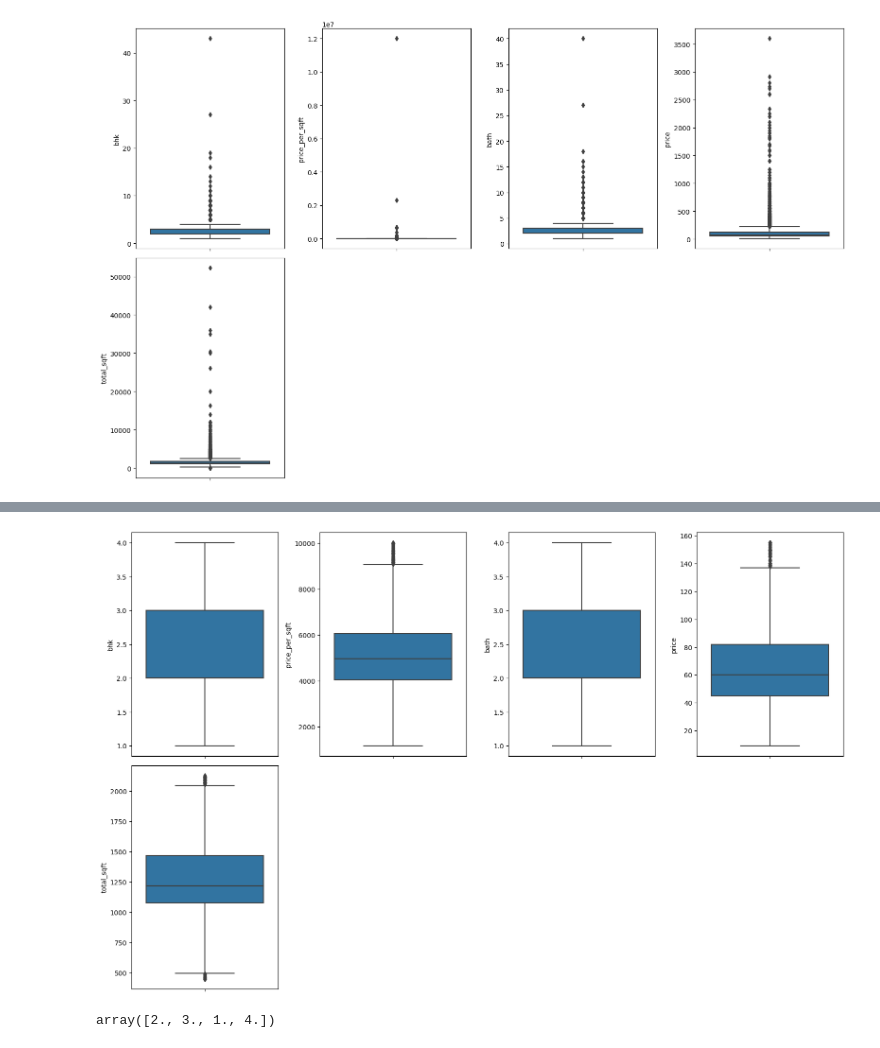
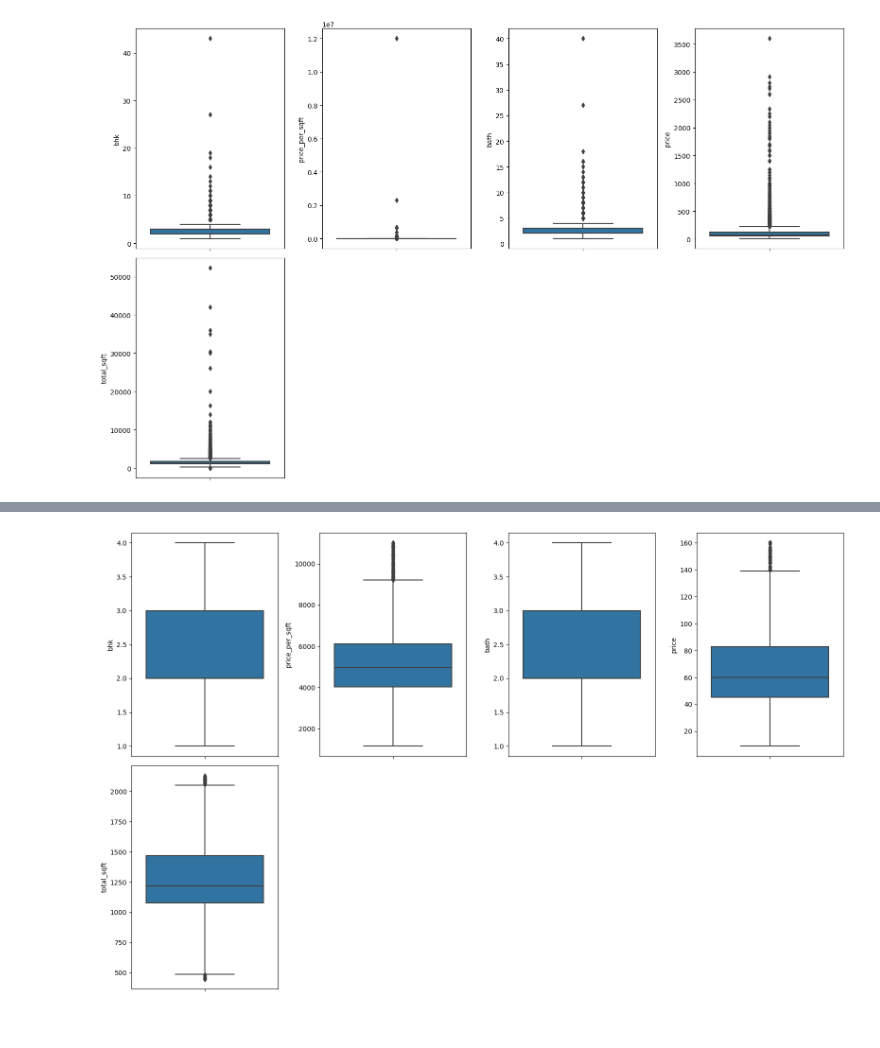
Before and after one commit to pranshu-raj-211/project-alphazero, a Jupyter notebook: house-price-prediction/prices.ipynb, the cells around one changed output, grey strips where cells are left out. Drawn from its saved outputs; the diff is of its cells as text; code cells hidden in the pictures.

```diff
--- a/house-price-prediction/prices.ipynb
+++ b/house-price-prediction/prices.ipynb
@@ -353,19 +356,20 @@ plt.tight_layout()
 # %%
-Q1 = df2["price_per_sqft"].quantile(0.25)
-Q3 = df2["price_per_sqft"].quantile(0.75)
-IQR = Q3 - Q1
+def remove_outliers(df2, features):
+    for i, col in enumerate(features):
+        Q1 = df2[col].quantile(0.25)
+        Q3 = df2[col].quantile(0.75)
+        IQR = Q3 - Q1
+        df2 = df2[(df2[col] >= Q1 - 1.5 * IQR) & (df2[col] <= Q3 + 1.5 * IQR)]
+    return df2
 
-# removing outliers from the price_per_sqft column
-df2 = df2[
-    (df2["price_per_sqft"] >= Q1 - 1.5 * IQR)
-    & (df2["price_per_sqft"] <= Q3 + 1.5 * IQR)
-]
+
+df3 = remove_outliers(df2, features)
 # %%
-plt.figure(figsize=(16, 10))
+plt.figure(figsize = (16, 10))
 
 for i, col in enumerate(features):
     plt.subplot(2, 4, i + 1)
-    sns.boxplot(y = col, data = df2)
+    sns.boxplot(y = col, data = df3)
     plt.ylabel(col)
 
 plt.tight_layout()
@@ -374,6 +377,0 @@ plt.tight_layout()
-# %%
-for i, col in enumerate(features):
-    Q1 = df2[col].quantile(0.25)
-    Q3 = df2[col].quantile(0.75)
-    IQR = Q3 - Q1
-    df2 = df2[(df2[col] >= Q1 - 1.5 * IQR) & (df2[col] <= Q3 + 1.5 * IQR)]
@@ -380,15 +410,11 @@ for i, col in enumerate(features):
 # %%
-plt.figure(figsize=(16, 10))
+plt.figure(figsize = (16, 10))
 
 for i, col in enumerate(features):
     plt.subplot(2, 4, i + 1)
-    sns.boxplot(y = col, data = df2)
+    sns.boxplot(y = col, data = df3)
     plt.ylabel(col)
 
 plt.tight_layout()
 # %% [output]
-[figure, old version]
+[figure, new version]
-# %%
-df2["bath"].unique()
-# %% [output]
-array([2., 3., 1., 4.])
```
Also changed, not shown: parts of 18 cells of this notebook.
